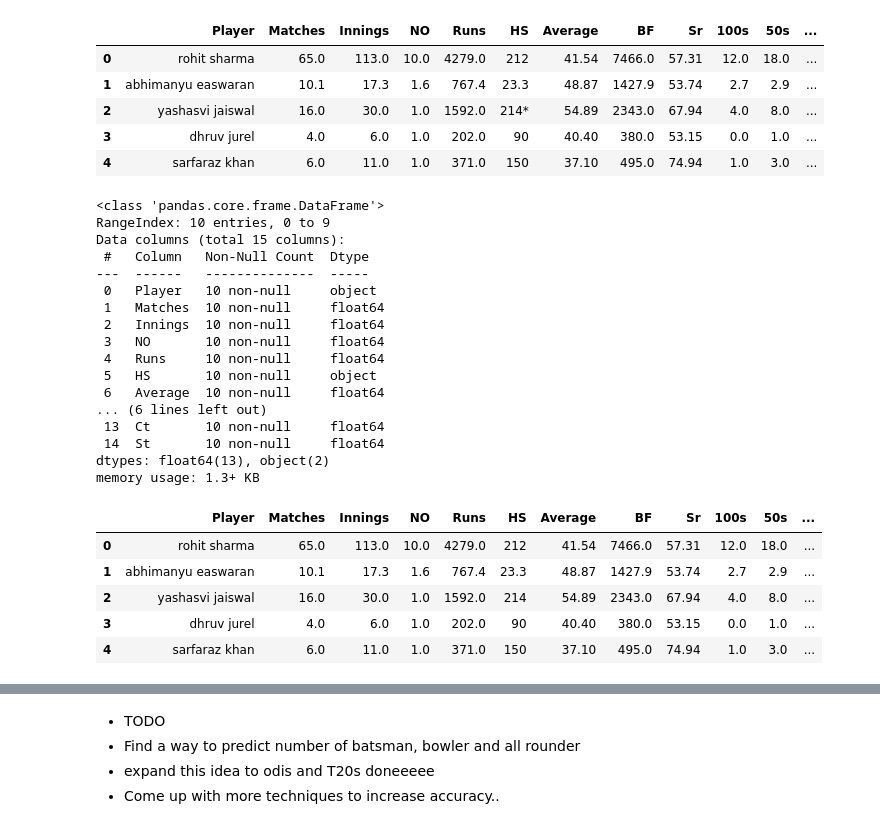
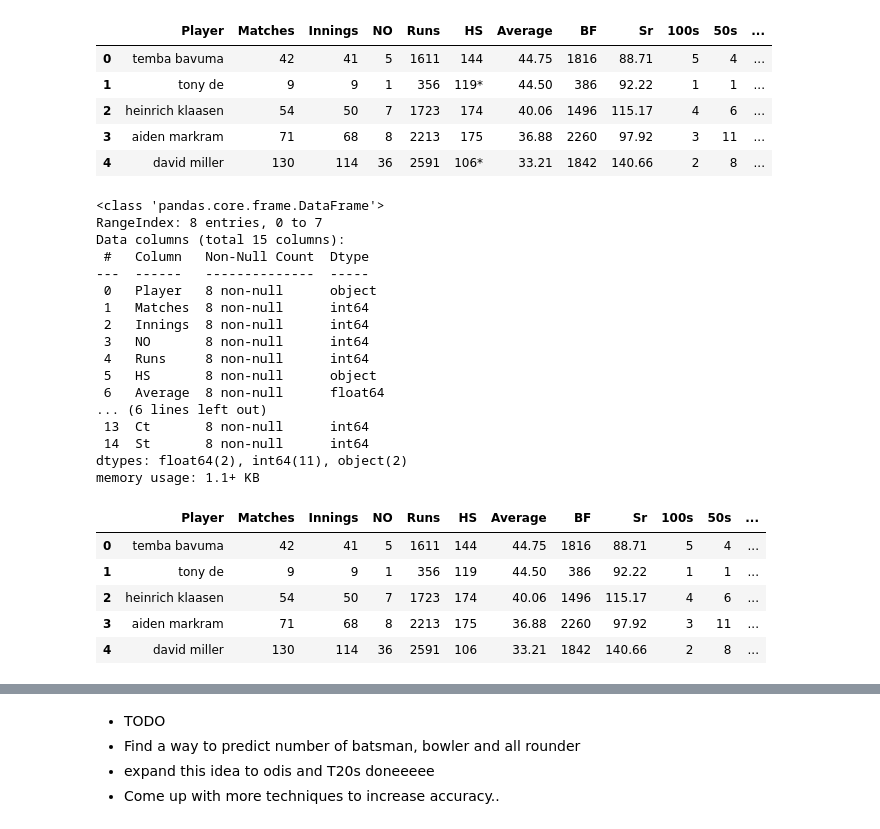
Before and after one commit to vansh-9878/CricketTeamPredictor, a Jupyter notebook: cricket.ipynb, the cells around one changed output, grey strips where cells are left out. Cells and saved outputs as stored; diff of their text form; code cells hidden in the pictures.

```diff
--- a/cricket.ipynb
+++ b/cricket.ipynb
@@ -1,41 +1,41 @@
 # %%
 import pandas as pd
-df=pd.read_csv('data.csv')
+df=pd.read_csv('batting.csv')
 df.head()
 # %% [output]
 |  | Player | Matches | Innings | NO | Runs | HS | Average | BF | Sr | 100s | 50s | ... |
-| 0 | rohit sharma | 65.0 | 113.0 | 10.0 | 4279.0 | 212 | 41.54 | 7466.0 | 57.31 | 12.0 | 18.0 | ... |
-| 1 | abhimanyu easwaran | 10.1 | 17.3 | 1.6 | 767.4 | 23.3 | 48.87 | 1427.9 | 53.74 | 2.7 | 2.9 | ... |
-| 2 | yashasvi jaiswal | 16.0 | 30.0 | 1.0 | 1592.0 | 214* | 54.89 | 2343.0 | 67.94 | 4.0 | 8.0 | ... |
-| 3 | dhruv jurel | 4.0 | 6.0 | 1.0 | 202.0 | 90 | 40.40 | 380.0 | 53.15 | 0.0 | 1.0 | ... |
-| 4 | sarfaraz khan | 6.0 | 11.0 | 1.0 | 371.0 | 150 | 37.10 | 495.0 | 74.94 | 1.0 | 3.0 | ... |
+| 0 | temba bavuma | 42 | 41 | 5 | 1611 | 144 | 44.75 | 1816 | 88.71 | 5 | 4 | ... |
+| 1 | tony de | 9 | 9 | 1 | 356 | 119* | 44.50 | 386 | 92.22 | 1 | 1 | ... |
+| 2 | heinrich klaasen | 54 | 50 | 7 | 1723 | 174 | 40.06 | 1496 | 115.17 | 4 | 6 | ... |
+| 3 | aiden markram | 71 | 68 | 8 | 2213 | 175 | 36.88 | 2260 | 97.92 | 3 | 11 | ... |
+| 4 | david miller | 130 | 114 | 36 | 2591 | 106* | 33.21 | 1842 | 140.66 | 2 | 8 | ... |
 # %%
 df.info()
 # %% [output]
 <class 'pandas.core.frame.DataFrame'>
-RangeIndex: 10 entries, 0 to 9
+RangeIndex: 8 entries, 0 to 7
 Data columns (total 15 columns):
  #   Column   Non-Null Count  Dtype
 ---  ------   --------------  -----
- 0   Player   10 non-null     object
- 1   Matches  10 non-null     float64
- 2   Innings  10 non-null     float64
- 3   NO       10 non-null     float64
- 4   Runs     10 non-null     float64
- 5   HS       10 non-null     object
- 6   Average  10 non-null     float64
+ 0   Player   8 non-null      object
+ 1   Matches  8 non-null      int64
+ 2   Innings  8 non-null      int64
+ 3   NO       8 non-null      int64
+ 4   Runs     8 non-null      int64
+ 5   HS       8 non-null      object
+ 6   Average  8 non-null      float64
 ... (6 lines left out)
- 13  Ct       10 non-null     float64
- 14  St       10 non-null     float64
-dtypes: float64(13), object(2)
-memory usage: 1.3+ KB
+ 13  Ct       8 non-null      int64
+ 14  St       8 non-null      int64
+dtypes: float64(2), int64(11), object(2)
+memory usage: 1.1+ KB
 # %%
 df['HS']=df['HS'].str.split('*').str[0]
 df.head()
 # %% [output]
 |  | Player | Matches | Innings | NO | Runs | HS | Average | BF | Sr | 100s | 50s | ... |
-| 0 | rohit sharma | 65.0 | 113.0 | 10.0 | 4279.0 | 212 | 41.54 | 7466.0 | 57.31 | 12.0 | 18.0 | ... |
-| 1 | abhimanyu easwaran | 10.1 | 17.3 | 1.6 | 767.4 | 23.3 | 48.87 | 1427.9 | 53.74 | 2.7 | 2.9 | ... |
-| 2 | yashasvi jaiswal | 16.0 | 30.0 | 1.0 | 1592.0 | 214 | 54.89 | 2343.0 | 67.94 | 4.0 | 8.0 | ... |
-| 3 | dhruv jurel | 4.0 | 6.0 | 1.0 | 202.0 | 90 | 40.40 | 380.0 | 53.15 | 0.0 | 1.0 | ... |
-| 4 | sarfaraz khan | 6.0 | 11.0 | 1.0 | 371.0 | 150 | 37.10 | 495.0 | 74.94 | 1.0 | 3.0 | ... |
+| 0 | temba bavuma | 42 | 41 | 5 | 1611 | 144 | 44.75 | 1816 | 88.71 | 5 | 4 | ... |
+| 1 | tony de | 9 | 9 | 1 | 356 | 119 | 44.50 | 386 | 92.22 | 1 | 1 | ... |
+| 2 | heinrich klaasen | 54 | 50 | 7 | 1723 | 174 | 40.06 | 1496 | 115.17 | 4 | 6 | ... |
+| 3 | aiden markram | 71 | 68 | 8 | 2213 | 175 | 36.88 | 2260 | 97.92 | 3 | 11 | ... |
+| 4 | david miller | 130 | 114 | 36 | 2591 | 106 | 33.21 | 1842 | 140.66 | 2 | 8 | ... |
```
Also changed, not shown: parts of 11 cells of this notebook, 6 other files.
